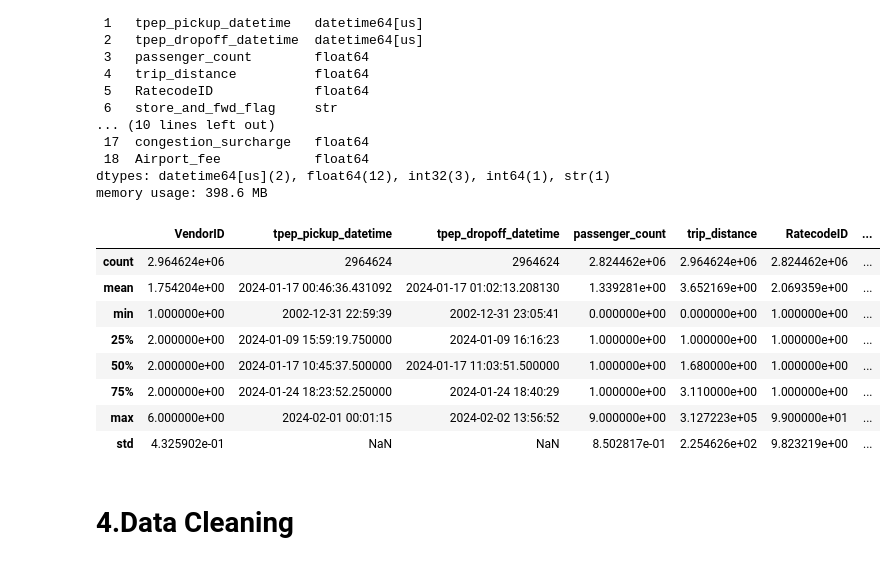
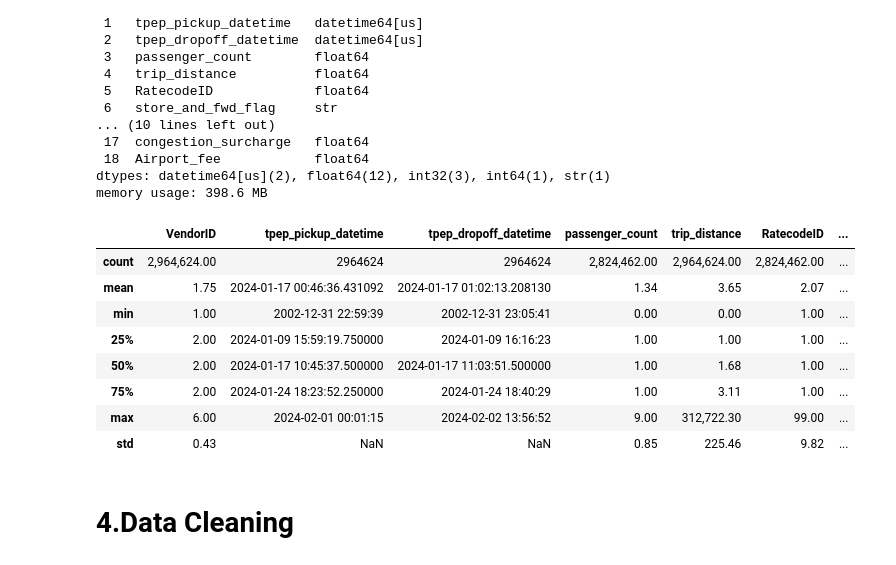
Before and after one commit to abirami2110/nyc-taxi-demand-intelligence, a Jupyter notebook: notebooks/nyc_taxi_end_to_end.ipynb, the cells around one changed output. Cells and saved outputs as stored; diff of their text form; code cells hidden in the pictures.

Commit message:
fixed scientific format to numerical

```diff
--- a/notebooks/nyc_taxi_end_to_end.ipynb
+++ b/notebooks/nyc_taxi_end_to_end.ipynb
@@ -99,17 +99,18 @@ Data columns (total 19 columns):
 dtypes: datetime64[us](2), float64(12), int32(3), int64(1), str(1)
 memory usage: 398.6 MB
 # %%
+pd.options.display.float_format = '{:,.2f}'.format
 df.describe()
 # %% [output]
 |  | VendorID | tpep_pickup_datetime | tpep_dropoff_datetime | passenger_count | trip_distance | RatecodeID | ... |
-| count | 2.964624e+06 | 2964624 | 2964624 | 2.824462e+06 | 2.964624e+06 | 2.824462e+06 | ... |
-| mean | 1.754204e+00 | 2024-01-17 00:46:36.431092 | 2024-01-17 01:02:13.208130 | 1.339281e+00 | 3.652169e+00 | 2.069359e+00 | ... |
-| min | 1.000000e+00 | 2002-12-31 22:59:39 | 2002-12-31 23:05:41 | 0.000000e+00 | 0.000000e+00 | 1.000000e+00 | ... |
-| 25% | 2.000000e+00 | 2024-01-09 15:59:19.750000 | 2024-01-09 16:16:23 | 1.000000e+00 | 1.000000e+00 | 1.000000e+00 | ... |
-| 50% | 2.000000e+00 | 2024-01-17 10:45:37.500000 | 2024-01-17 11:03:51.500000 | 1.000000e+00 | 1.680000e+00 | 1.000000e+00 | ... |
-| 75% | 2.000000e+00 | 2024-01-24 18:23:52.250000 | 2024-01-24 18:40:29 | 1.000000e+00 | 3.110000e+00 | 1.000000e+00 | ... |
-| max | 6.000000e+00 | 2024-02-01 00:01:15 | 2024-02-02 13:56:52 | 9.000000e+00 | 3.127223e+05 | 9.900000e+01 | ... |
-| std | 4.325902e-01 | NaN | NaN | 8.502817e-01 | 2.254626e+02 | 9.823219e+00 | ... |
+| count | 2,964,624.00 | 2964624 | 2964624 | 2,824,462.00 | 2,964,624.00 | 2,824,462.00 | ... |
+| mean | 1.75 | 2024-01-17 00:46:36.431092 | 2024-01-17 01:02:13.208130 | 1.34 | 3.65 | 2.07 | ... |
+| min | 1.00 | 2002-12-31 22:59:39 | 2002-12-31 23:05:41 | 0.00 | 0.00 | 1.00 | ... |
+| 25% | 2.00 | 2024-01-09 15:59:19.750000 | 2024-01-09 16:16:23 | 1.00 | 1.00 | 1.00 | ... |
+| 50% | 2.00 | 2024-01-17 10:45:37.500000 | 2024-01-17 11:03:51.500000 | 1.00 | 1.68 | 1.00 | ... |
+| 75% | 2.00 | 2024-01-24 18:23:52.250000 | 2024-01-24 18:40:29 | 1.00 | 3.11 | 1.00 | ... |
+| max | 6.00 | 2024-02-01 00:01:15 | 2024-02-02 13:56:52 | 9.00 | 312,722.30 | 99.00 | ... |
+| std | 0.43 | NaN | NaN | 0.85 | 225.46 | 9.82 | ... |
 # %% [markdown]
 # 4.Data Cleaning
 # %%
```
Also changed, not shown: parts of 20 cells of this notebook.
